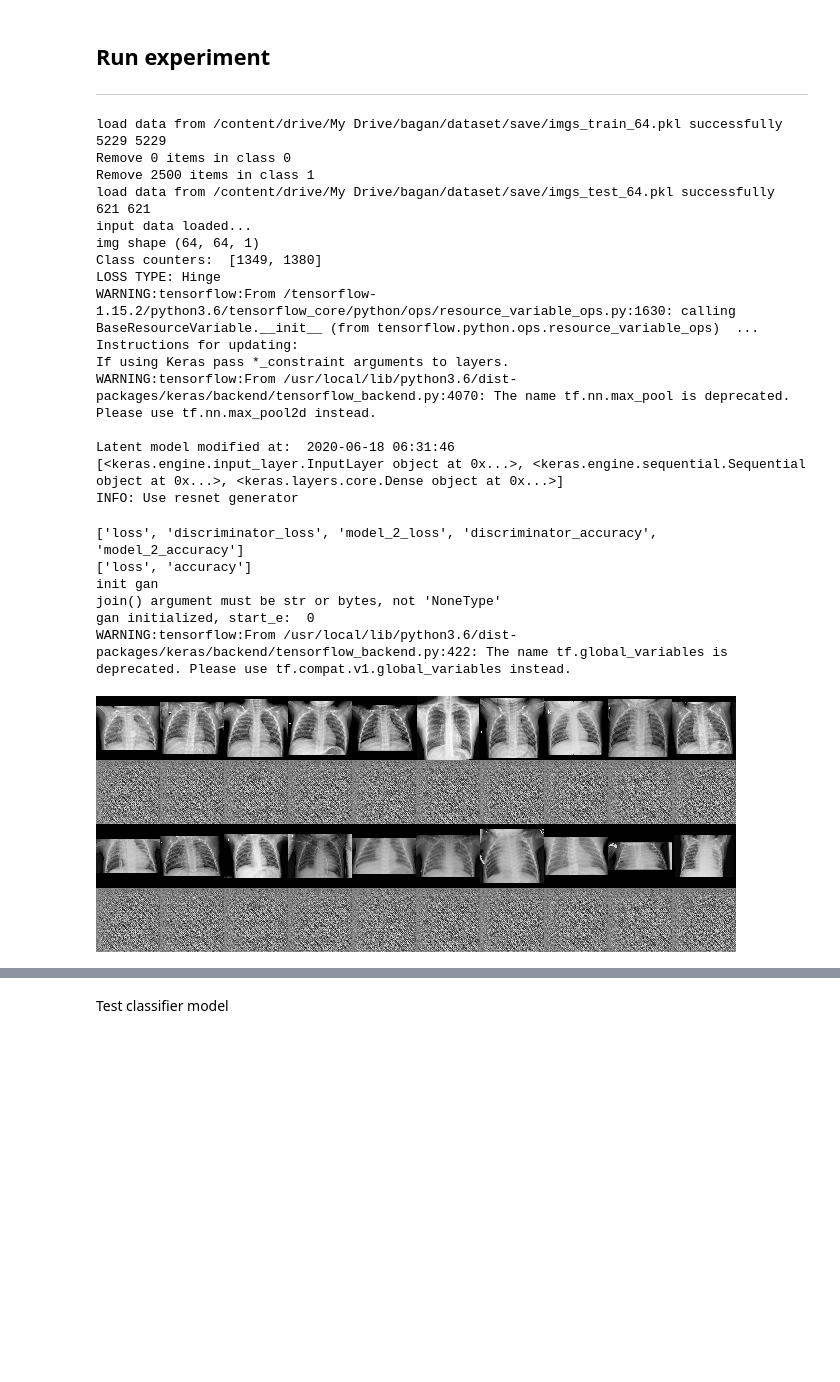
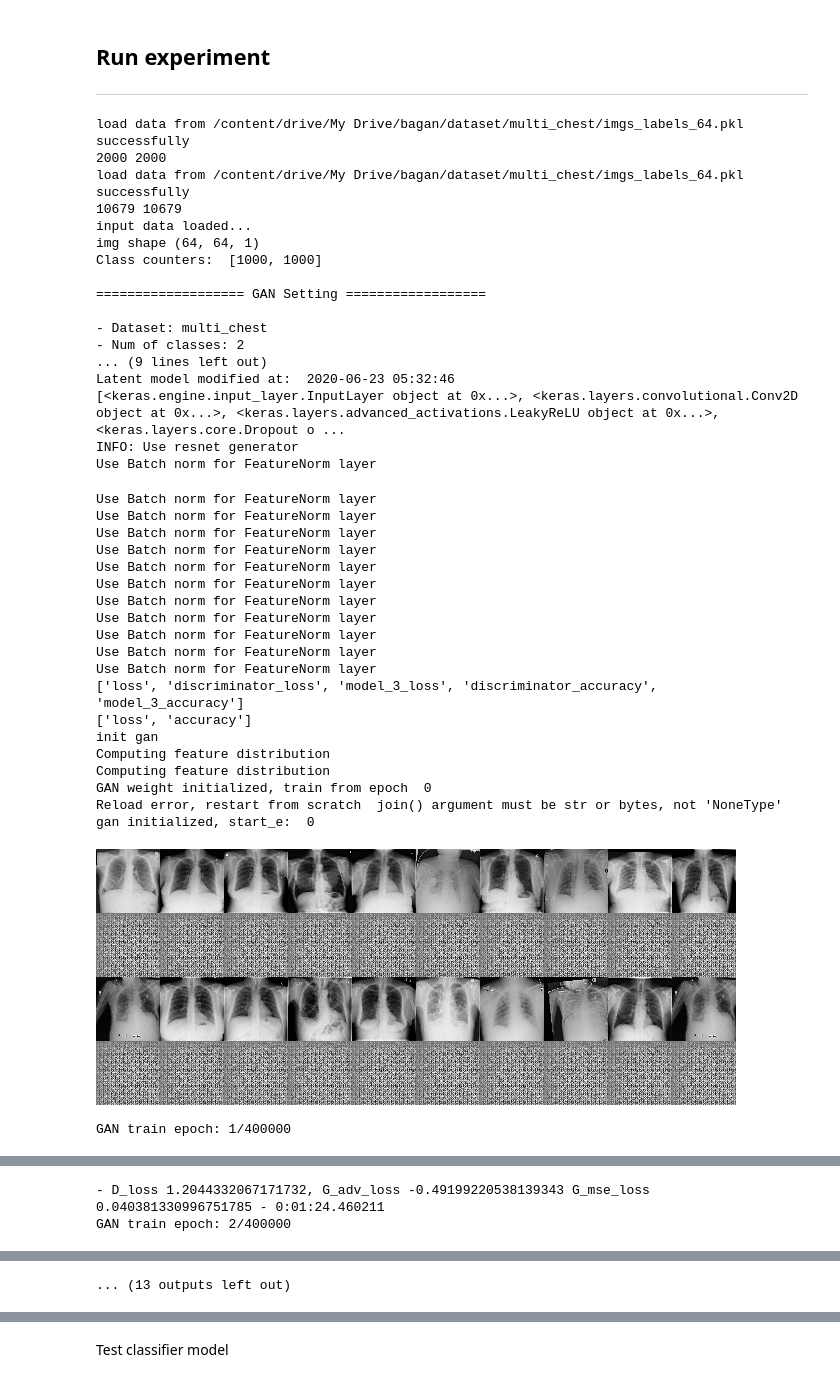
Before and after one commit to ptran1203/fxgan, a Jupyter notebook: try_gan.ipynb, the cells around one changed output, grey strips where cells are left out. Cells and saved outputs as stored; diff of their text form; code cells hidden in the pictures; blank space fills up the shorter version.

```diff
--- a/try_gan.ipynb
+++ b/try_gan.ipynb
@@ -121,23 +134,33 @@ g_lr = 0.0001
 batch_size = 128
 # dataset_name should be "flowers", "chest", "multi_chest"
 # "chest" is binary classification, "multi_chest" using chest-xray14 dataset
-dataset_name = 'chest'
+dataset_name = 'multi_chest'
 latent_size = 128
 # Use resnet architecture for Generator
 resnet = True
 # Use self-attention mechanism
-attention = True
+attention = False
 np.random.seed(0)
 # Image resoulution
 rst = 64
-# Number of images used to generate feature for Generator
+# Number of images used to generate feature for Generator should be 2 - 5
 k_shot = 2
 
-norm = 'in'
+# normal: sampling from normal distribution
+# code: sampling from latent code distribution (computed by classifier)
+sampling = 'code'
+
+"""
+batch: batch norm
+in: instance norm
+fn: feature norm
+D-fn: use feature norm for Discriminator
+"""
+norm = 'fn-in-bn'
 # Adversarial loss type
 loss_type = 'hinge'
 
-is_prune = dataset_name == 'chest'
+is_prune = False
 
 # prune = [700] * 11 if is_prune else None
 prune = [0,2500] if is_prune else None
@@ -166,48 +189,62 @@ img_samples = defaultdict(list)
 target_classes = np.array(range(len(classes)))
 
 
 print('Class counters: ', bg_train_full.per_class_count)
 
 # Train GAN to balance the data
 gan = Bagan(
     target_classes, loss_type,
     adam_lr=adam_lr, latent_size=latent_size,res_dir=res_dir,image_shape=shape,
     g_lr = g_lr,
     norm = norm,
     resnet=resnet,
     dataset=dataset_name,
     attention=attention,
     k_shot=k_shot,
+    sampling=sampling,
 )
 print(gan.combined.metrics_names)
 print(gan.discriminator_fake.metrics_names)
 
 # plot_model(gan.generator, to_file=BASE_DIR + '/gen.png')
 # gan.init_gan()
 gan.train(bg_train_full, bg_test, epochs=gan_epochs)
 # %% [output]
-load data from /content/drive/My Drive/bagan/dataset/save/imgs_train_64.pkl successfully
-5229 5229
-Remove 0 items in class 0
-Remove 2500 items in class 1
-load data from /content/drive/My Drive/bagan/dataset/save/imgs_test_64.pkl successfully
-621 621
+load data from /content/drive/My Drive/bagan/dataset/multi_chest/imgs_labels_64.pkl successfully
+2000 2000
+load data from /content/drive/My Drive/bagan/dataset/multi_chest/imgs_labels_64.pkl successfully
+10679 10679
 input data loaded...
 img shape (64, 64, 1)
-Class counters:  [1349, 1380]
-LOSS TYPE: Hinge
-WARNING:tensorflow:From /tensorflow-1.15.2/python3.6/tensorflow_core/python/ops/resource_variable_ops.py:1630: calling BaseResourceVariable.__init__ (from tensorflow.python.ops.resource_variable_ops)  ...
-Instructions for updating:
-If using Keras pass *_constraint arguments to layers.
-WARNING:tensorflow:From /usr/local/lib/python3.6/dist-packages/keras/backend/tensorflow_backend.py:4070: The name tf.nn.max_pool is deprecated. Please use tf.nn.max_pool2d instead.
+Class counters:  [1000, 1000]
 
-Latent model modified at:  2020-06-18 06:31:46
-[<keras.engine.input_layer.InputLayer object at 0x...>, <keras.engine.sequential.Sequential object at 0x...>, <keras.layers.core.Dense object at 0x...>]
+=================== GAN Setting ==================
+
+- Dataset: multi_chest
+- Num of classes: 2
+... (9 lines left out)
+Latent model modified at:  2020-06-23 05:32:46
+[<keras.engine.input_layer.InputLayer object at 0x...>, <keras.layers.convolutional.Conv2D object at 0x...>, <keras.layers.advanced_activations.LeakyReLU object at 0x...>, <keras.layers.core.Dropout o ...
 INFO: Use resnet generator
+Use Batch norm for FeatureNorm layer
-['loss', 'discriminator_loss', 'model_2_loss', 'discriminator_accuracy', 'model_2_accuracy']
+Use Batch norm for FeatureNorm layer
+Use Batch norm for FeatureNorm layer
+Use Batch norm for FeatureNorm layer
+Use Batch norm for FeatureNorm layer
+Use Batch norm for FeatureNorm layer
+Use Batch norm for FeatureNorm layer
+Use Batch norm for FeatureNorm layer
+Use Batch norm for FeatureNorm layer
+Use Batch norm for FeatureNorm layer
+Use Batch norm for FeatureNorm layer
+Use Batch norm for FeatureNorm layer
+['loss', 'discriminator_loss', 'model_3_loss', 'discriminator_accuracy', 'model_3_accuracy']
 ['loss', 'accuracy']
 init gan
-join() argument must be str or bytes, not 'NoneType'
+Computing feature distribution
+Computing feature distribution
+GAN weight initialized, train from epoch  0
+Reload error, restart from scratch  join() argument must be str or bytes, not 'NoneType'
 gan initialized, start_e:  0
-WARNING:tensorflow:From /usr/local/lib/python3.6/dist-packages/keras/backend/tensorflow_backend.py:422: The name tf.global_variables is deprecated. Please use tf.compat.v1.global_variables instead.
-[figure, old version]
+[figure, new version]
+GAN train epoch: 1/400000
@@ -213,0 +254,2 @@ WARNING:tensorflow:From /usr/local/lib/python3.6/dist-packages/keras/backend/ten
+- D_loss 1.2044332067171732, G_adv_loss -0.49199220538139343 G_mse_loss 0.040381330996751785 - 0:01:24.460211
+GAN train epoch: 2/400000
@@ -213,0 +276 @@ WARNING:tensorflow:From /usr/local/lib/python3.6/dist-packages/keras/backend/ten
+... (13 outputs left out)
```
Also changed, not shown: parts of 9 cells of this notebook.
